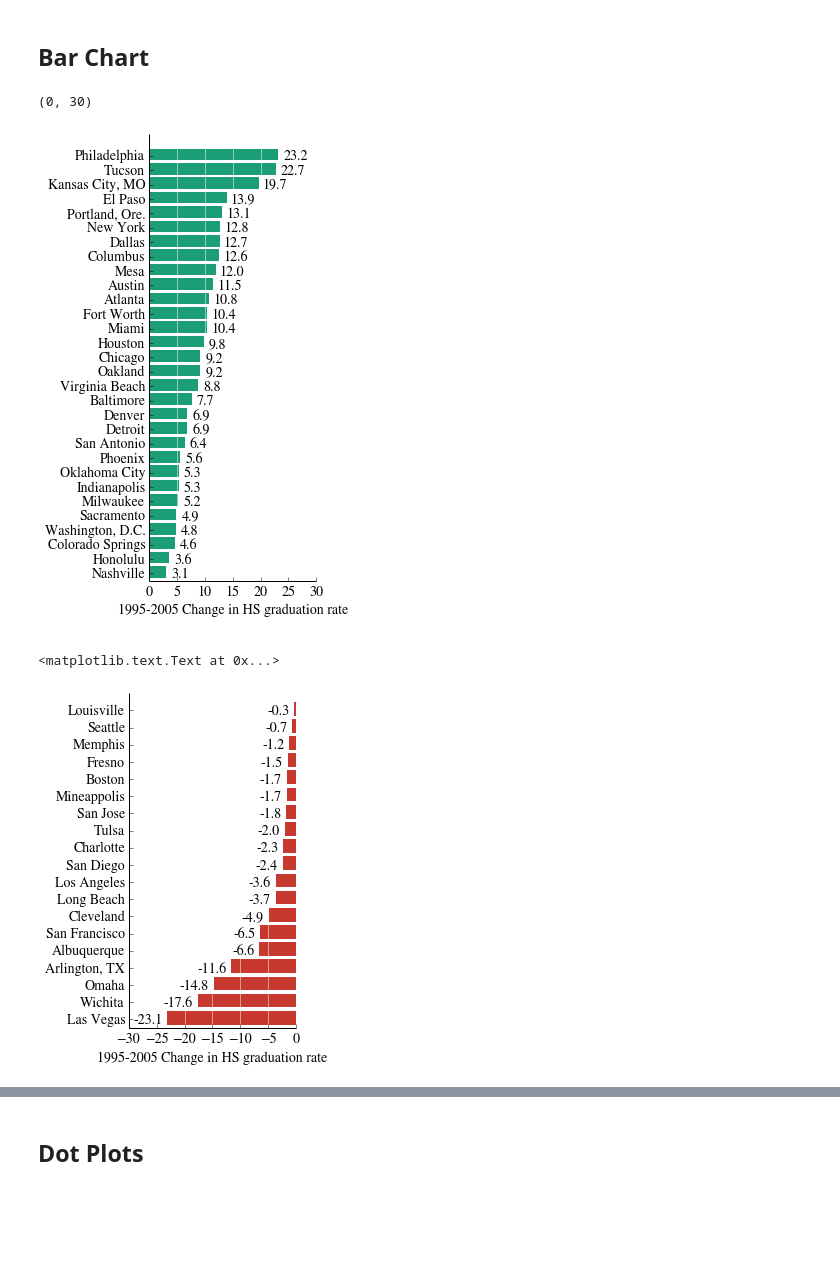
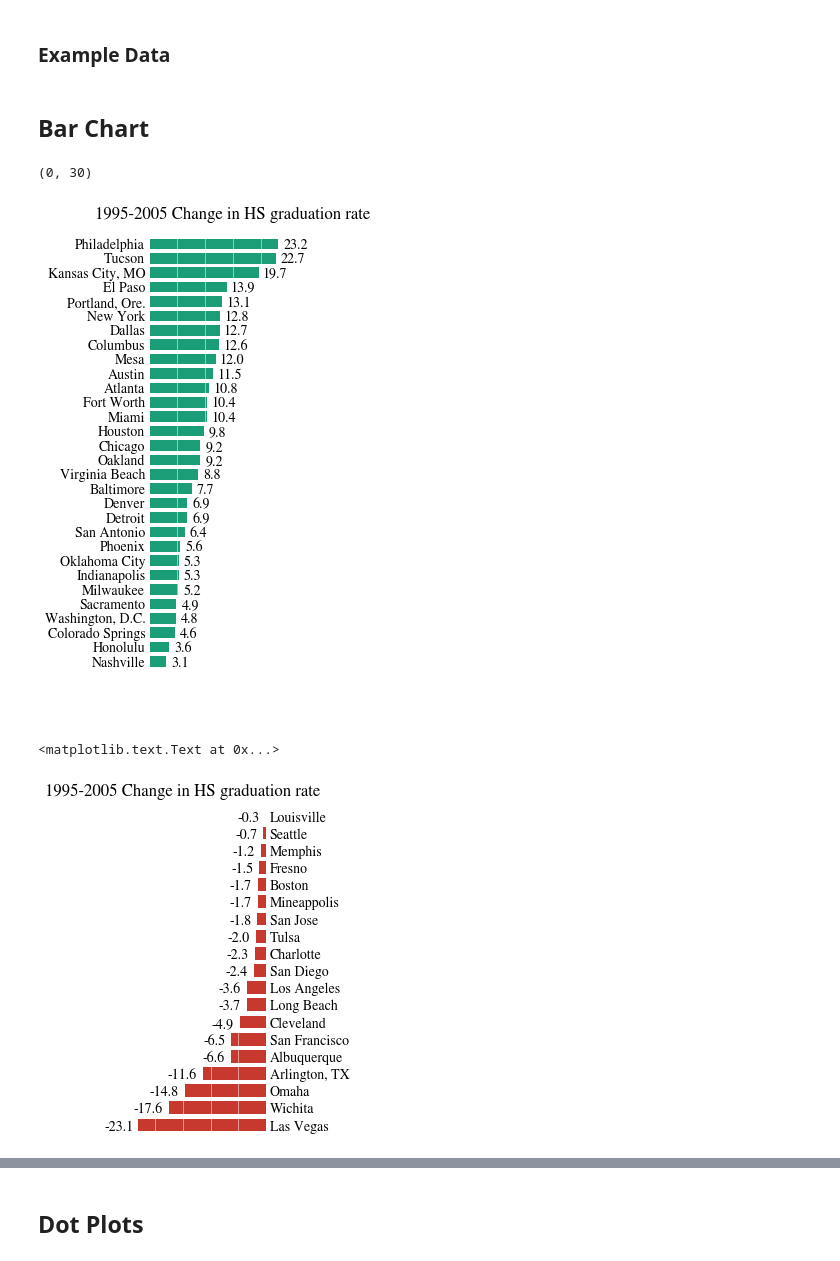
Before and after one commit to cs109/content, a Jupyter notebook: lec_03_statistical_graphs.ipynb, the cells around one changed output, grey strips where cells are left out. Cells and saved outputs as stored; diff of their text form; code cells hidden in the pictures; blank space fills up the shorter version.

```diff
--- a/lec_03_statistical_graphs.ipynb
+++ b/lec_03_statistical_graphs.ipynb
@@ -24,14 +22,7 @@ import pandas as pd
 from matplotlib import rcParams
 
 #colorbrewer2 Dark2 qualitative color table
-dark2_colors = [(0.10588235294117647, 0.6196078431372549, 0.4666666666666667),
-                (0.8509803921568627, 0.37254901960784315, 0.00784313725490196),
-                (0.4588235294117647, 0.4392156862745098, 0.7019607843137254),
-                (0.9058823529411765, 0.1607843137254902, 0.5411764705882353),
-                (0.4, 0.6509803921568628, 0.11764705882352941),
-                (0.9019607843137255, 0.6705882352941176, 0.00784313725490196),
-                (0.6509803921568628, 0.4627450980392157, 0.11372549019607843),
-                (0.4, 0.4, 0.4)]
+dark2_colors = brewer2mpl.get_map('Dark2', 'Qualitative', 7).mpl_colors
 
 rcParams['figure.figsize'] = (10, 6)
 rcParams['figure.dpi'] = 150
@@ -39,14 +30,16 @@ rcParams['axes.color_cycle'] = dark2_colors
 rcParams['lines.linewidth'] = 2
 rcParams['axes.facecolor'] = 'white'
 rcParams['font.size'] = 14
-rcParams['patch.edgecolor'] = 'none'
+rcParams['patch.edgecolor'] = 'white'
 rcParams['patch.facecolor'] = dark2_colors[0]
 rcParams['font.family'] = 'StixGeneral'
 
 
 def remove_border(axes=None, top=False, right=False, left=True, bottom=True):
     """
-    Toggle whether the left/right/bottom/top borders are visible
+    Minimize chartjunk by stripping out unnecesasry plot borders and axis ticks
+
+    The top/right/left/bottom keywords toggle whether the corresponding plot border is drawn
     """
     ax = axes or plt.gca()
     ax.spines['top'].set_visible(top)
@@ -67,6 +60,8 @@ def remove_border(axes=None, top=False, right=False, left=True, bottom=True):
         ax.yaxis.tick_left()
     if right:
         ax.yaxis.tick_right()
+# %% [markdown]
+### Example Data
 # %%
 file = urlopen('https://raw.github.com/cpcloud/pydatasets/master/datasets/ggplot2/diamonds.csv')
 diamonds = pd.read_csv(file)
@@ -103,16 +98,20 @@ change = grad.change[grad.change > 0]
 city = grad.city[grad.change > 0]
 pos = np.arange(len(change))
 
+plt.title('1995-2005 Change in HS graduation rate')
 plt.barh(pos, change)
-ticks = plt.yticks(pos + .5, city)
-plt.xlabel('1995-2005 Change in HS graduation rate')
 
 #add the numbers to the side of each bar
 for p, c, ch in zip(pos, city, change):
     plt.annotate(str(ch), xy=(ch + 1, p + .5), va='center')
 
-#Remove unnecessary border, ticks
-remove_border()
+#cutomize ticks
+ticks = plt.yticks(pos + .5, city)
+xt = plt.xticks()[0]
+plt.xticks(xt, [' '] * len(xt))
+
+#minimize chartjunk
+remove_border(left=False, bottom=False)
 plt.grid(axis = 'x', color ='white', linestyle='-')
 
 #set plot limits
@@ -120,32 +119,38 @@ plt.ylim(pos.max(), pos.min() - 1)
 plt.xlim(0, 30)
 # %% [output]
 (0, 30)
-[figure, old version]
+[figure, new version]
 # %%
 change = grad.change[grad.change < 0].values
 city = grad.city[grad.change < 0].values
 
 pos = np.arange(len(change))
 red = (0.78, 0.22, 0.18) # RGB triplet
 
 plt.figure(figsize=(3, 6), dpi=200)
 plt.barh(pos, change, color=red)
 plt.yticks(pos + .5, city)
 
 #add the numbers to the side of each bar
 for p, c, ch in zip(pos, city, change):
     plt.annotate(str(ch), xy=(ch - 1, p + .5), va='center', ha='right')
 
-#Remove unnecessary border, ticks
-remove_border()
+#cutomize ticks
+plt.gca().yaxis.tick_right()
+ticks = plt.yticks(pos + .5, city)
+xt = plt.xticks()[0]
+plt.xticks(xt, [' '] * len(xt))
+
+#Remove chartjunk
+remove_border(left=False, bottom=False)
 plt.grid(axis = 'x', color ='white', linestyle='-')
 
 plt.ylim(pos.max() + 1, pos.min()- .5)
 plt.xlim(-30, 0)
-plt.xlabel('1995-2005 Change in HS graduation rate')
+plt.title('1995-2005 Change in HS graduation rate')
 # %% [output]
 <matplotlib.text.Text at 0x...>
-[figure, old version]
+[figure, new version]
 # %%
 years = np.arange(2004, 2009)
 heights = np.random.random(years.shape) * 7000 + 3000
```
Also changed, not shown: parts of 9 cells of this notebook, 1 other file.
